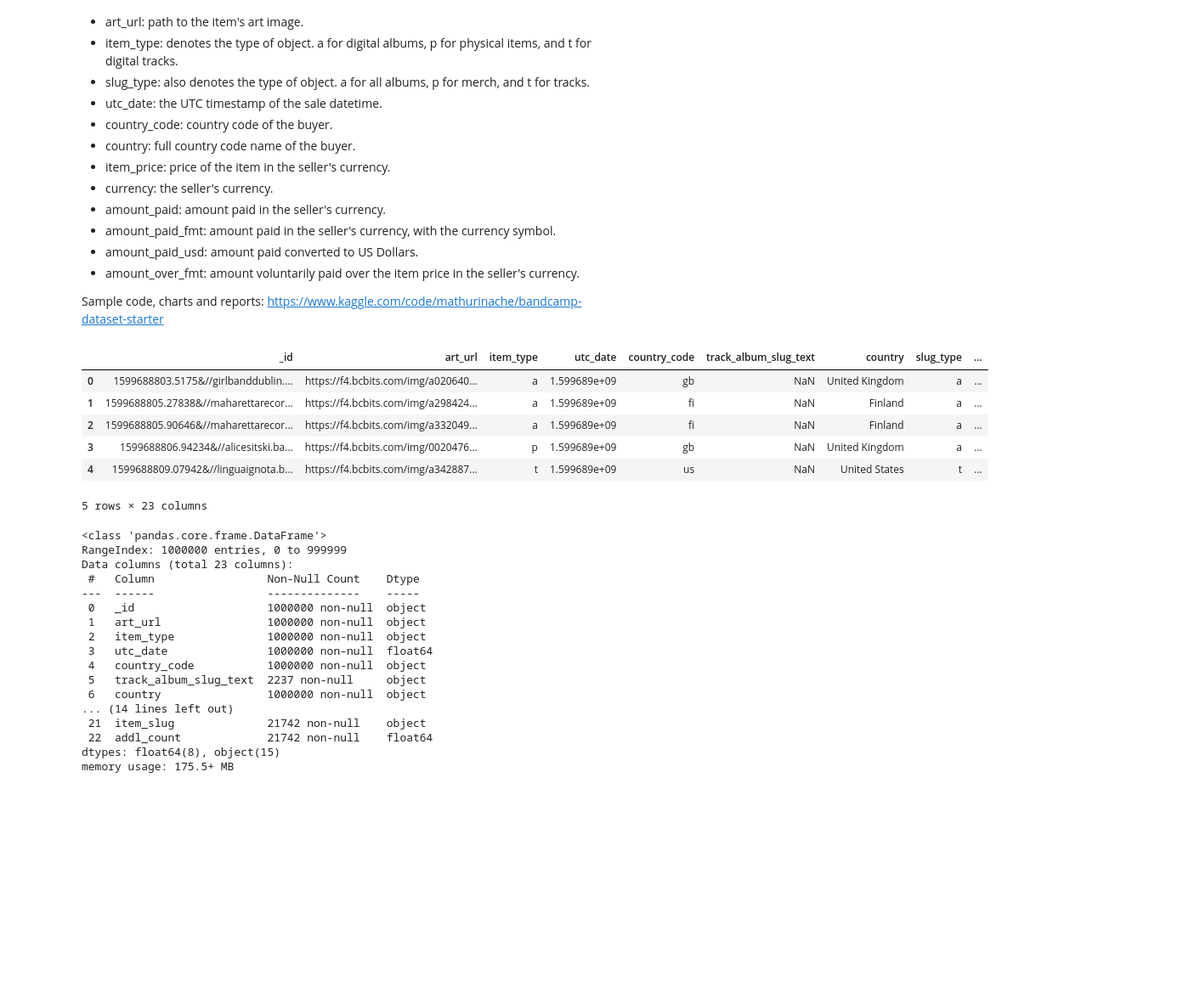
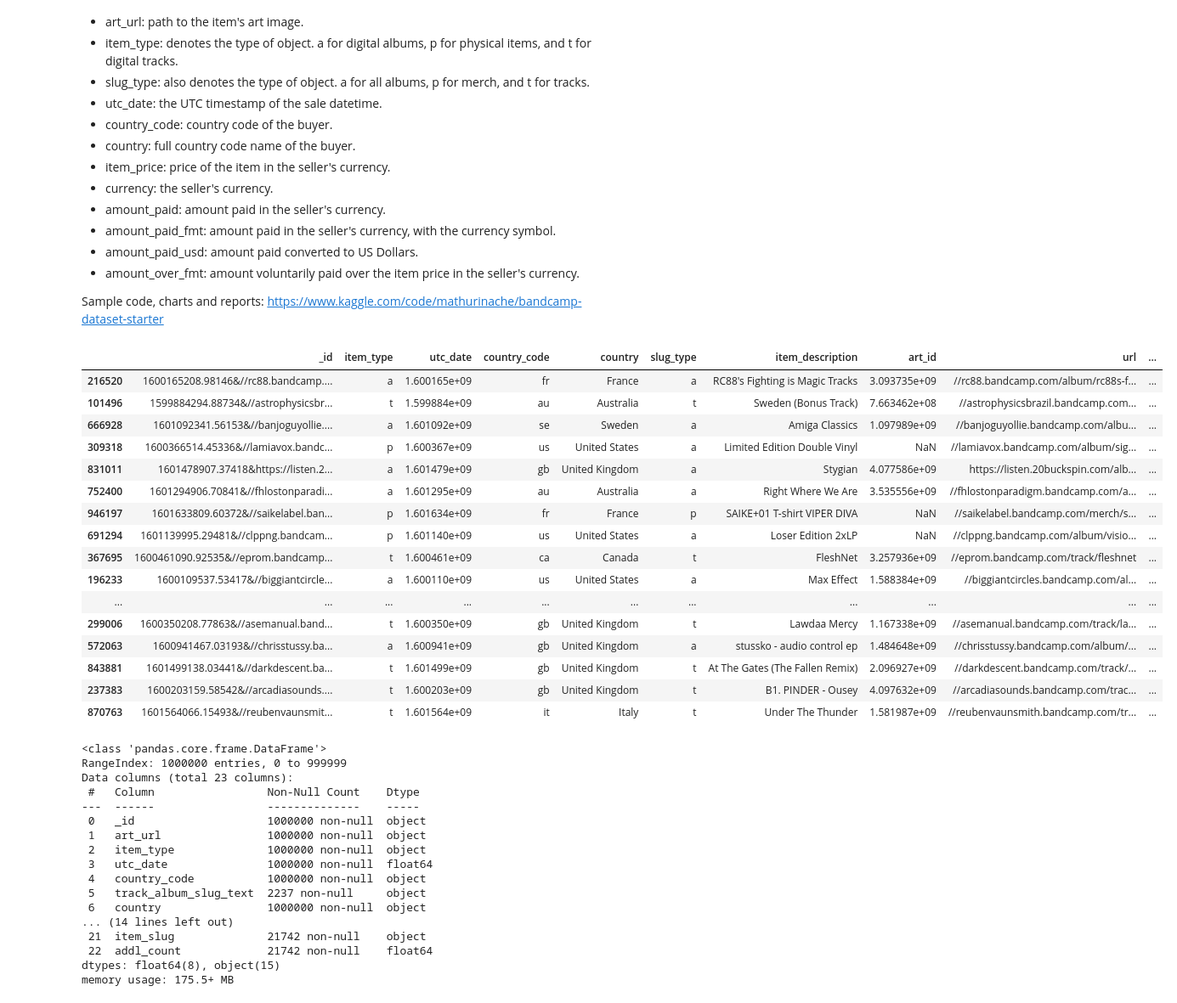
Before and after one commit to Funnear/end-to-end-data-analysis, a Jupyter notebook: notebooks/source_datasets.ipynb, the cells around one changed output. Shown: that part at 85% size. Drawn from its saved outputs; the diff is of its cells as text; code cells hidden in the pictures; blank space fills up the shorter version.

```diff
--- a/notebooks/source_datasets.ipynb
+++ b/notebooks/source_datasets.ipynb
@@ -146,16 +170,26 @@ This dataset contains 1,000,000 items from Bandcamp's sales feed between 9/9/202
 
 Sample code, charts and reports:
 https://www.kaggle.com/code/mathurinache/bandcamp-dataset-starter
-# %%
-df_bandcamp_sales.head()
-# %% [output]
-|  | _id | art_url | item_type | utc_date | country_code | track_album_slug_text | country | slug_type | ... |
-| 0 | 1599688803.5175&//girlbanddublin.... | https://f4.bcbits.com/img/a020640... | a | 1.599689e+09 | gb | NaN | United Kingdom | a | ... |
-| 1 | 1599688805.27838&//maharettarecor... | https://f4.bcbits.com/img/a298424... | a | 1.599689e+09 | fi | NaN | Finland | a | ... |
-| 2 | 1599688805.90646&//maharettarecor... | https://f4.bcbits.com/img/a332049... | a | 1.599689e+09 | fi | NaN | Finland | a | ... |
-| 3 | 1599688806.94234&//alicesitski.ba... | https://f4.bcbits.com/img/0020476... | p | 1.599689e+09 | gb | NaN | United Kingdom | a | ... |
-| 4 | 1599688809.07942&//linguaignota.b... | https://f4.bcbits.com/img/a342887... | t | 1.599689e+09 | us | NaN | United States | t | ... |
-5 rows × 23 columns
+# %%
+df_bandcamp_sales.sample(20)
+# %% [output]
+|  | _id | item_type | utc_date | country_code | country | slug_type | item_description | art_id | url | ... |
+| 216520 | 1600165208.98146&//rc88.bandcamp.... | a | 1.600165e+09 | fr | France | a | RC88's Fighting is Magic Tracks | 3.093735e+09 | //rc88.bandcamp.com/album/rc88s-f... | ... |
+| 101496 | 1599884294.88734&//astrophysicsbr... | t | 1.599884e+09 | au | Australia | t | Sweden (Bonus Track) | 7.663462e+08 | //astrophysicsbrazil.bandcamp.com... | ... |
+| 666928 | 1601092341.56153&//banjoguyollie.... | a | 1.601092e+09 | se | Sweden | a | Amiga Classics | 1.097989e+09 | //banjoguyollie.bandcamp.com/albu... | ... |
+| 309318 | 1600366514.45336&//lamiavox.bandc... | p | 1.600367e+09 | us | United States | a | Limited Edition Double Vinyl | NaN | //lamiavox.bandcamp.com/album/sig... | ... |
+| 831011 | 1601478907.37418&https://listen.2... | a | 1.601479e+09 | gb | United Kingdom | a | Stygian | 4.077586e+09 | https://listen.20buckspin.com/alb... | ... |
+| 752400 | 1601294906.70841&//fhlostonparadi... | a | 1.601295e+09 | au | Australia | a | Right Where We Are | 3.535556e+09 | //fhlostonparadigm.bandcamp.com/a... | ... |
+| 946197 | 1601633809.60372&//saikelabel.ban... | p | 1.601634e+09 | fr | France | p | SAIKE+01 T-shirt VIPER DIVA | NaN | //saikelabel.bandcamp.com/merch/s... | ... |
+| 691294 | 1601139995.29481&//clppng.bandcam... | p | 1.601140e+09 | us | United States | a | Loser Edition 2xLP | NaN | //clppng.bandcamp.com/album/visio... | ... |
+| 367695 | 1600461090.92535&//eprom.bandcamp... | t | 1.600461e+09 | ca | Canada | t | FleshNet | 3.257936e+09 | //eprom.bandcamp.com/track/fleshnet | ... |
+| 196233 | 1600109537.53417&//biggiantcircle... | a | 1.600110e+09 | us | United States | a | Max Effect | 1.588384e+09 | //biggiantcircles.bandcamp.com/al... | ... |
+| ... | ... | ... | ... | ... | ... | ... | ... | ... | ... | ... |
+| 299006 | 1600350208.77863&//asemanual.band... | t | 1.600350e+09 | gb | United Kingdom | t | Lawdaa Mercy | 1.167338e+09 | //asemanual.bandcamp.com/track/la... | ... |
+| 572063 | 1600941467.03193&//chrisstussy.ba... | a | 1.600941e+09 | gb | United Kingdom | a | stussko - audio control ep | 1.484648e+09 | //chrisstussy.bandcamp.com/album/... | ... |
+| 843881 | 1601499138.03441&//darkdescent.ba... | t | 1.601499e+09 | gb | United Kingdom | t | At The Gates (The Fallen Remix) | 2.096927e+09 | //darkdescent.bandcamp.com/track/... | ... |
+| 237383 | 1600203159.58542&//arcadiasounds.... | t | 1.600203e+09 | gb | United Kingdom | t | B1. PINDER - Ousey | 4.097632e+09 | //arcadiasounds.bandcamp.com/trac... | ... |
+| 870763 | 1601564066.15493&//reubenvaunsmit... | t | 1.601564e+09 | it | Italy | t | Under The Thunder | 1.581987e+09 | //reubenvaunsmith.bandcamp.com/tr... | ... |
 # %%
 df_bandcamp_sales.info()
 # %% [output]
```
Also changed, not shown: parts of 5 cells of this notebook, 2 other files.
